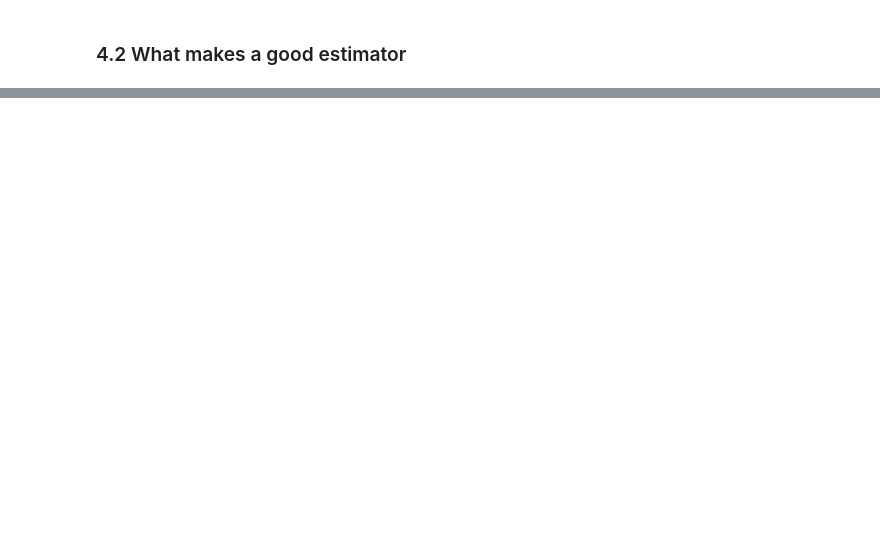
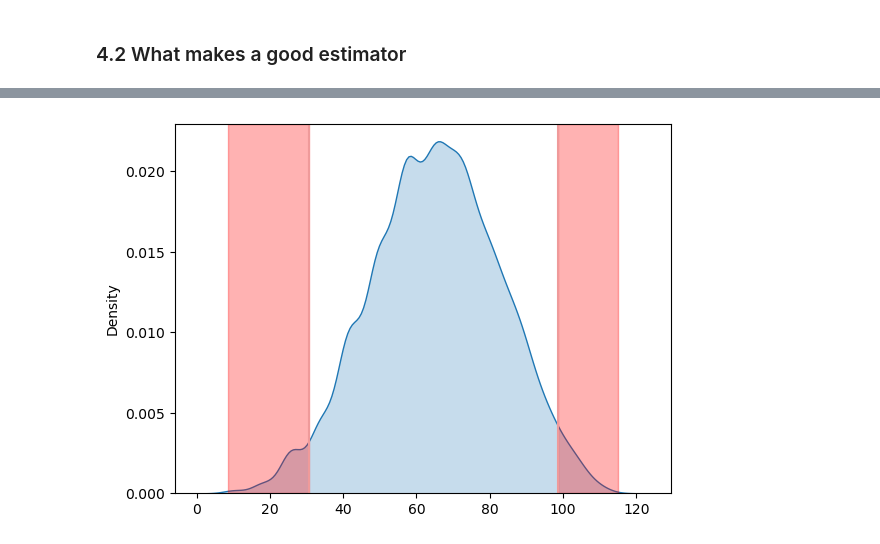
Before and after one commit to mikjf/statistics_and_experimental_design, a Jupyter notebook: basics_inferential_statistics.ipynb, the cells around one changed output, grey strips where cells are left out. Cells and saved outputs as stored; diff of their text form; code cells hidden in the pictures; blank space fills up the shorter version.

```diff
--- a/basics_inferential_statistics.ipynb
+++ b/basics_inferential_statistics.ipynb
@@ -164,0 +307,14 @@ and is usually denoted by $\hat{\theta}$ for a parameter $\theta$
+# %%
+# plot CI
+ax = plt.subplots()
+ax = sns.kdeplot(sample_means, shade=True)
+
+# percentile line values (upper and lower)
+p1 = plt.axvline(x=ci_bm[0],color='#EF9A9A')
+p2 = plt.axvline(x=ci_bm[1],color='#EF9A9A')
+
+# CI created by taking the min value of sample means and the lower ci_bm and same for upper bound
+ax.axvspan(min(sample_means), ci_bm[0], alpha=0.3, color='red')
+ax.axvspan( ci_bm[1], max(sample_means), alpha=0.3, color='red');
+# %% [output]
+[figure, added]
```
Also changed, not shown: parts of 38 cells of this notebook.
